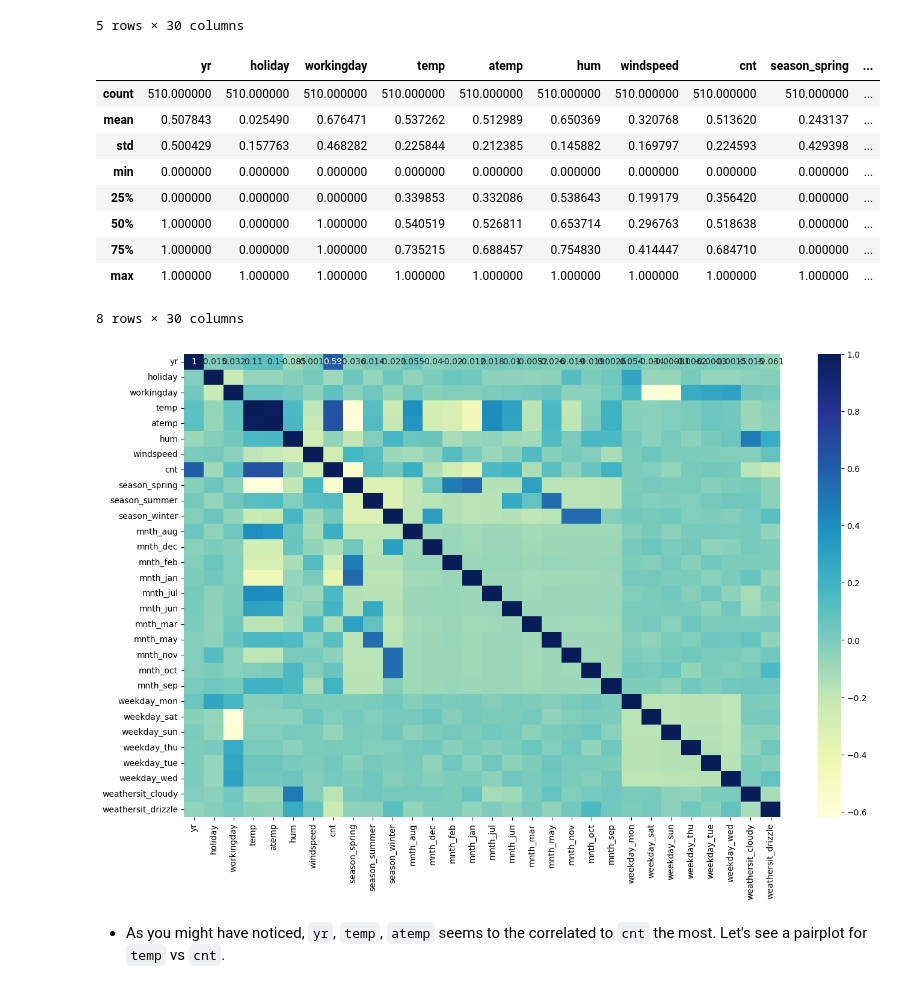
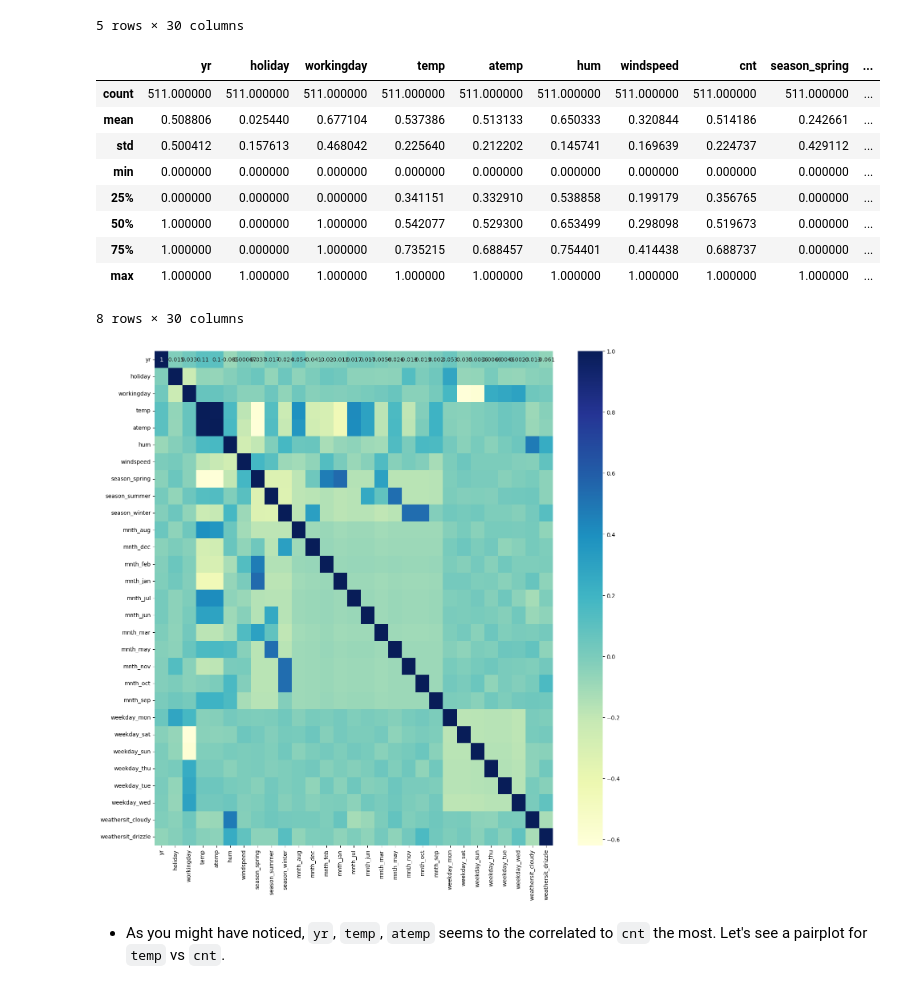
Before and after one commit to karthikgadepalli/BikeSharingAssignment, a Jupyter notebook: BikeSharingAssignment_MLR.ipynb, the cells around one changed output. Drawn from its saved outputs; the diff is of its cells as text; code cells hidden in the pictures.

```diff
--- a/BikeSharingAssignment_MLR.ipynb
+++ b/BikeSharingAssignment_MLR.ipynb
@@ -289,7 +289,7 @@ bike_df = pd.get_dummies(data=bike_df, columns=['season', 'mnth', 'weekday', 'we
 # %%
 # Splitting the Bike dataframe between Train and Test data (70:30)
 np.random.seed(0)
-bike_df_train, bike_df_test = train_test_split(bike_df, train_size=0.7, test_size=0.3, random_state=100)
+bike_df_train, bike_df_test = train_test_split(bike_df, test_size=0.3, random_state=100)
 # %%
 print(bike_df.shape)
 print(bike_df_train.shape)
@@ -328,22 +328,22 @@ bike_df_train.head()
 bike_df_train.describe()
 # %% [output]
 |  | yr | holiday | workingday | temp | atemp | hum | windspeed | cnt | season_spring | ... |
-| count | 510.000000 | 510.000000 | 510.000000 | 510.000000 | 510.000000 | 510.000000 | 510.000000 | 510.000000 | 510.000000 | ... |
-| mean | 0.507843 | 0.025490 | 0.676471 | 0.537262 | 0.512989 | 0.650369 | 0.320768 | 0.513620 | 0.243137 | ... |
-| std | 0.500429 | 0.157763 | 0.468282 | 0.225844 | 0.212385 | 0.145882 | 0.169797 | 0.224593 | 0.429398 | ... |
+| count | 511.000000 | 511.000000 | 511.000000 | 511.000000 | 511.000000 | 511.000000 | 511.000000 | 511.000000 | 511.000000 | ... |
+| mean | 0.508806 | 0.025440 | 0.677104 | 0.537386 | 0.513133 | 0.650333 | 0.320844 | 0.514186 | 0.242661 | ... |
+| std | 0.500412 | 0.157613 | 0.468042 | 0.225640 | 0.212202 | 0.145741 | 0.169639 | 0.224737 | 0.429112 | ... |
 | min | 0.000000 | 0.000000 | 0.000000 | 0.000000 | 0.000000 | 0.000000 | 0.000000 | 0.000000 | 0.000000 | ... |
-| 25% | 0.000000 | 0.000000 | 0.000000 | 0.339853 | 0.332086 | 0.538643 | 0.199179 | 0.356420 | 0.000000 | ... |
-| 50% | 1.000000 | 0.000000 | 1.000000 | 0.540519 | 0.526811 | 0.653714 | 0.296763 | 0.518638 | 0.000000 | ... |
-| 75% | 1.000000 | 0.000000 | 1.000000 | 0.735215 | 0.688457 | 0.754830 | 0.414447 | 0.684710 | 0.000000 | ... |
+| 25% | 0.000000 | 0.000000 | 0.000000 | 0.341151 | 0.332910 | 0.538858 | 0.199179 | 0.356765 | 0.000000 | ... |
+| 50% | 1.000000 | 0.000000 | 1.000000 | 0.542077 | 0.529300 | 0.653499 | 0.298098 | 0.519673 | 0.000000 | ... |
+| 75% | 1.000000 | 0.000000 | 1.000000 | 0.735215 | 0.688457 | 0.754401 | 0.414438 | 0.688737 | 0.000000 | ... |
 | max | 1.000000 | 1.000000 | 1.000000 | 1.000000 | 1.000000 | 1.000000 | 1.000000 | 1.000000 | 1.000000 | ... |
 8 rows × 30 columns
 # %%
 # Let's check the correlation coefficients to see which variables are highly correlated
-plt.figure(figsize = (16, 10))
+plt.figure(figsize = (16, 16))
 sns.heatmap(bike_df_train.corr(), annot = True, cmap="YlGnBu")
 plt.show()
 # %% [output]
-[figure, old version]
+[figure, new version]
 # %% [markdown]
 - As you might have noticed, `yr`, `temp`, `atemp` seems to the correlated to `cnt` the most. Let's see a pairplot for `temp` vs `cnt`.
 # %%
```
Also changed, not shown: parts of 27 cells of this notebook, 1 other file.
